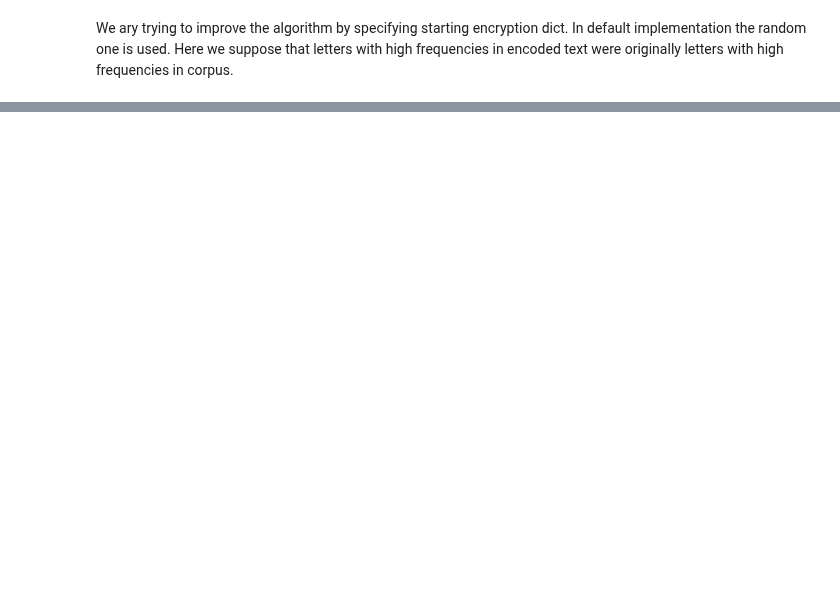
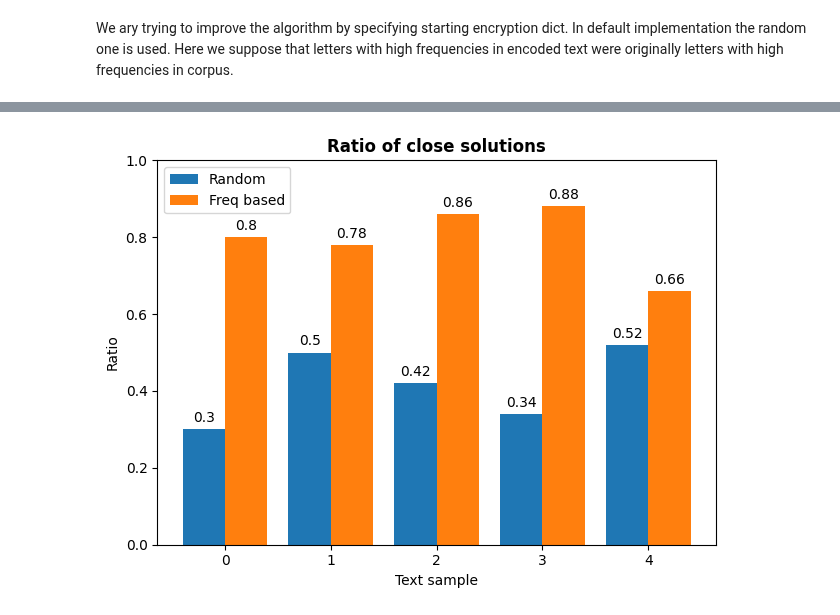
Before and after one commit to vecel/mcmc-decipher, a Jupyter notebook: notebooks/frequency_dict_mcmc_performance.ipynb, the cells around one changed output, grey strips where cells are left out. Saved outputs shown, nothing was run; the diff lists cells and outputs as text; code cells hidden in the pictures; blank space fills up the shorter version.

Commit message:
Add frequency based strategy examples

```diff
--- a/notebooks/frequency_dict_mcmc_performance.ipynb
+++ b/notebooks/frequency_dict_mcmc_performance.ipynb
@@ -158,0 +156,35 @@ KeyboardInterrupt:
+# %%
+close_solutions_ratios = []
+freq_close_solutions_ratios = []
+for i in range(len(texts)):
+    close_solutions_ratios.append(eval_close_solutions(texts[i], samples[i], perc_dict))
+    freq_close_solutions_ratios.append(eval_close_solutions(texts[i], freq_samples[i], perc_dict))
+# %%
+range_x = np.arange(5)
+
+fig, ax = plt.subplots()
+rand_bars = ax.bar(range_x-0.2, close_solutions_ratios, 0.4)
+freq_bars = ax.bar(range_x+0.2, freq_close_solutions_ratios, 0.4)
+
+def annotate_bars(bars):
+    for bar in bars:
+        height = bar.get_height()
+        ax.annotate(f'{height}',
+                    xy=(bar.get_x() + bar.get_width() / 2, height),
+                    xytext=(0, 3),
+                    textcoords="offset points",
+                    ha='center', va='bottom')
+
+annotate_bars(rand_bars)
+annotate_bars(freq_bars)
+
+
+plt.title("Ratio of close solutions", fontweight="bold")
+plt.xlabel("Text sample")
+plt.ylabel("Ratio")
+plt.legend(["Random", "Freq based"])
+plt.ylim(0, 1)
+plt.tight_layout()
+plt.show()
+# %% [output]
+[figure, added]
```
Also changed, not shown: parts of 8 cells of this notebook, 2 other files.
